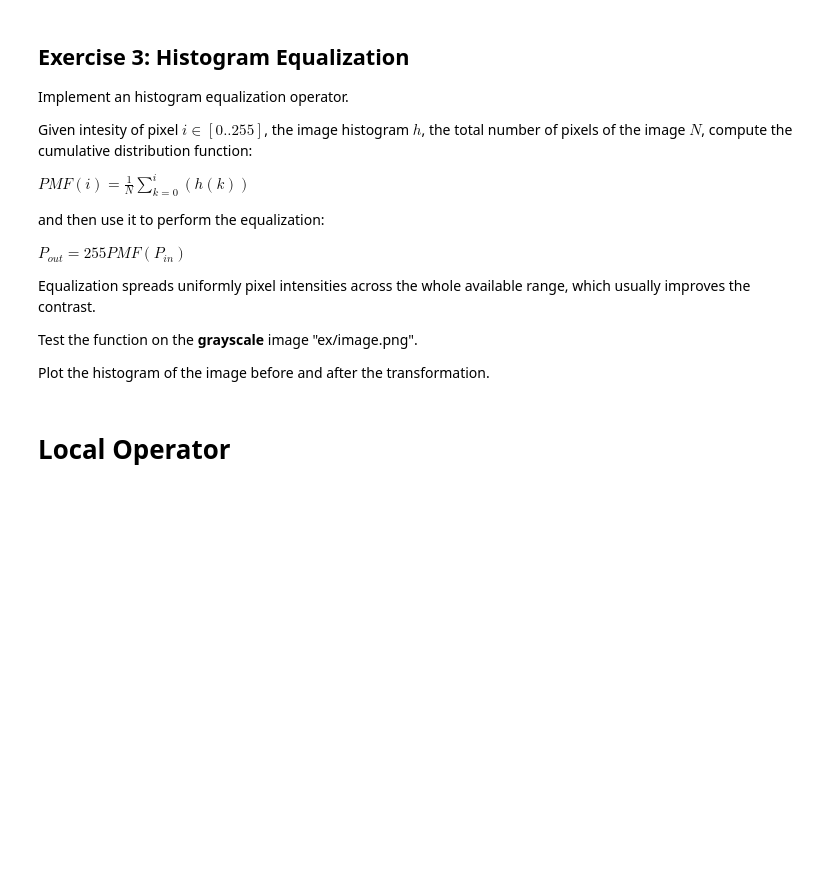
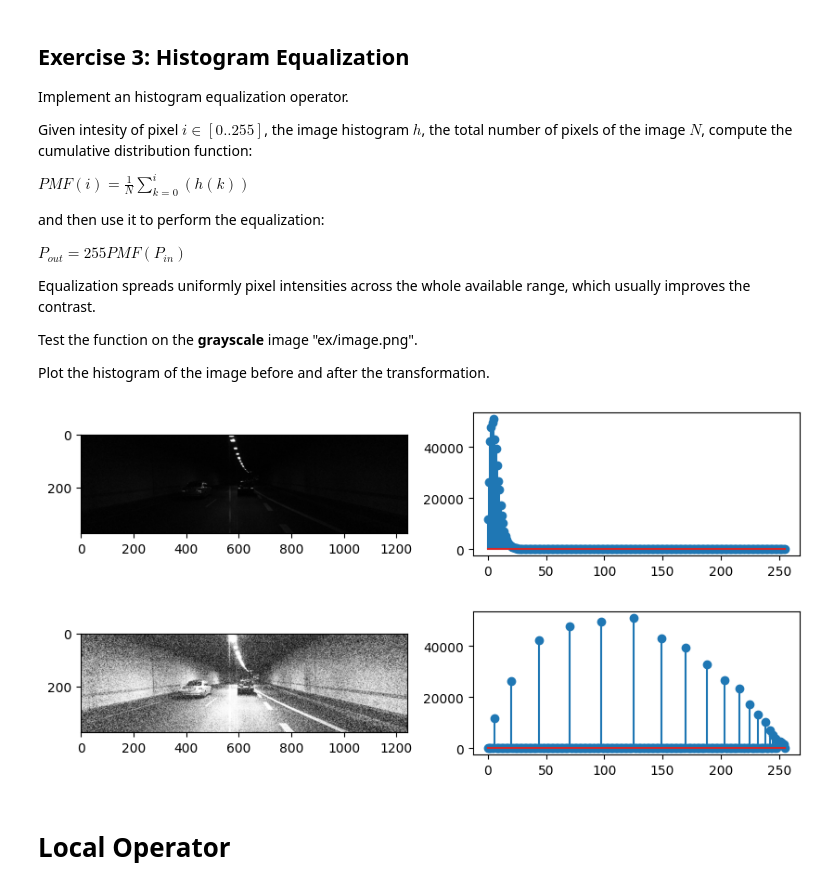
Before and after one commit to MarcelloCeresini/ComputerVision, a Jupyter notebook: LabSessions/LabSession4/LabSession4-Exercises.ipynb, the cells around one changed output. Drawn from its saved outputs; the diff is of its cells as text; code cells hidden in the pictures; blank space fills up the shorter version.

```diff
--- a/LabSessions/LabSession4/LabSession4-Exercises.ipynb
+++ b/LabSessions/LabSession4/LabSession4-Exercises.ipynb
@@ -103,3 +104,31 @@ Plot the histogram of the image before and after the transformation.
+# %%
+# Write your solution here
+
+def pmf_img(img):
+    img = np.int32(img)
+    histogram = img_hist(img)
+
+    cumulative_values = histogram.copy()
+    for i in range(1,len(cumulative_values)):
+        cumulative_values[i] += cumulative_values[i-1]
+
+
+    new_img = np.zeros_like(img, dtype=np.float32)
+    for i in range(img.shape[0]):
+        for j in range(img.shape[1]):
+            new_img[i,j] = cumulative_values[img[i, j]]
+
+    new_img = new_img / (new_img.shape[0] * new_img.shape[1] / 255.)
+
+    return new_img
+
+
+plot_img_hist(img)
+new_img = pmf_img(img)
+plot_img_hist(new_img)
+# %% [output]
+[figure, added]
+[figure, added]
 # %% [markdown]
 # Local Operator
 # %% [markdown]
```
Also changed, not shown: parts of 14 cells of this notebook.
